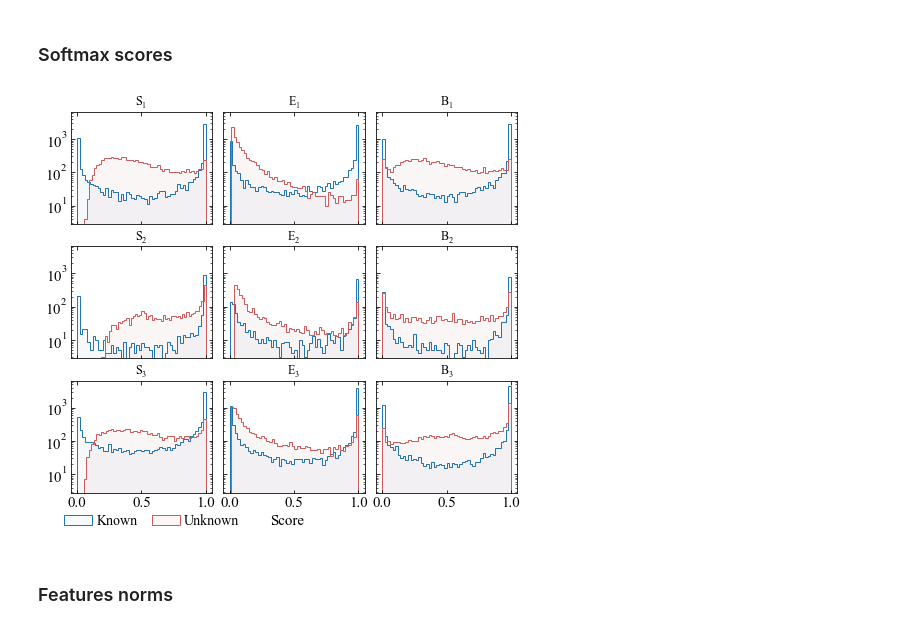
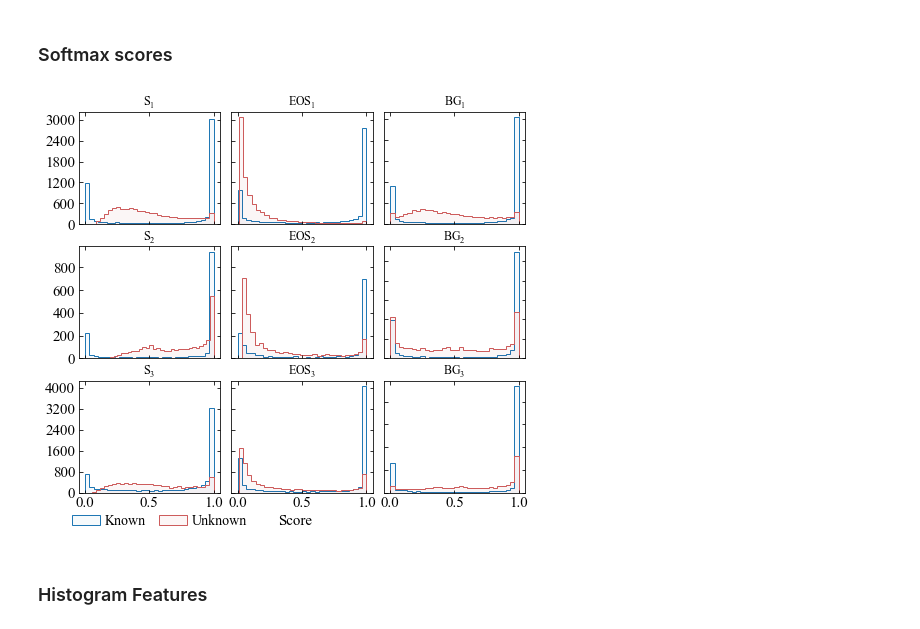
Before and after one commit to AIML-IfI/openset-imagenet, a Jupyter notebook: analysis/open_set_imagenet.ipynb, the cells around one changed output. Saved outputs shown, nothing was run; the diff lists cells and outputs as text; code cells hidden in the pictures.

```diff
--- a/analysis/open_set_imagenet.ipynb
+++ b/analysis/open_set_imagenet.ipynb
@@ -209,9 +240,8 @@ exp_paths = {
 # %%
-linewidth = 2
+linewidth = 1.5
 legend_pos = "lower right"
 font_size = 15
-colors = sns.color_palette("deep")
-colors2 = sns.color_palette("deep")
+color_palette = sns.color_palette("deep")
 fig = plt.figure(figsize=(8,7))
 gs = fig.add_gridspec(3, 2, hspace=0.2, wspace=0.1)
 axs = gs.subplots(sharex=True, sharey=True)
@@ -225,18 +255,19 @@ for ix, (exp_name, f_path)  in enumerate(event_paths.items()):
     event_acc.Reload()
     # Plot known confidence
     _, step_kn, val_kn = zip(*event_acc.Scalars('val/conf_kn'))
-    ax_kn.plot(step_kn, val_kn, linewidth=linewidth, label = exp_name + ' kn', color=colors[ix%2 + 1])
+    ax_kn.plot(step_kn, val_kn, linewidth=linewidth, label = exp_name + ' kn', color=color_palette[ix%2 + 1])
     # Plot unknown confidence
     _, step_unk, val_unk = zip(*event_acc.Scalars('val/conf_unk'))
-    ax_unk.plot(step_unk, val_unk, linewidth=linewidth, label = exp_name + ' unk', color=colors2[ix%2 + 1], )
-    #  set axis properties
+    ax_unk.plot(step_unk, val_unk, linewidth=linewidth, label = exp_name + ' unk', color=color_palette[ix%2 + 1], )
+    # set titles
     title1 = "$\mathdefault{P_{" + str(ix//2 + 1) + "}}$ Known"
-    title2 = "$\mathdefault{P_{" + str(ix//2 + 1) + "}}$ Unknown"
+    title2 = "$\mathdefault{P_{" + str(ix//2 + 1) + "}}$ Negative"
     ax_kn.set_title(title1, fontsize=font_size)
     ax_unk.set_title(title2, fontsize=font_size)
 
 # Manual legend
-axs[-2].legend(['$\mathdefault{C(E)}$', '$\mathdefault{C(B)}$'], frameon=False, fontsize=font_size - 1, bbox_to_anchor=(0.7, -0.09), ncol=2, handletextpad=0.5, columnspacing=1)
+axs[-2].legend([ '$\mathdefault{\gamma(EOS)}$', '$\mathdefault{\gamma(BG)}$'], frameon=False,
+               fontsize=font_size - 1, bbox_to_anchor=(0.8, -0.1), ncol=2, handletextpad=0.5, columnspacing=1)
 
 for ax in axs:
     # set the tick parameters for the current axis handler
@@ -335,64 +370,66 @@ def get_histogram(array, unk_label=-1, metric='score', bins=100, drop_bg=False,
 # %% [markdown]
 ### Softmax scores
 # %%
-# exp_val = util.read_array_list(exp_paths)
-from turtle import width
-
-
 exp_val = util.read_array_list(util.transform_to_test(exp_paths))
 
 font_size = 15
-bins = 50
+bins = 30
 unk_label = -2
 
 fig = plt.figure(figsize=(8,7))
 gs = fig.add_gridspec(3, 3, hspace=0.2, wspace=0.08)
-axs = gs.subplots(sharex=True, sharey=True)
+axs = gs.subplots(sharex=True, sharey=False)
 axs = axs.flat
+# Manual colors
+edge_unk = colors.to_rgba('indianred', 1)
+fill_unk = colors.to_rgba('firebrick', 0.04)
+edge_kn = colors.to_rgba('tab:blue', 1)
+fill_kn = colors.to_rgba('tab:blue', 0.04)
 
 for ix, (exp_name, exp_array) in enumerate(exp_val.items()):
     # Calculate histogram
     drop_bg = True if exp_name.startswith("B") else False  #  Drop the background class
-    kn_hist, kn_edges, unk_hist, unk_edges = get_histogram(exp_array, unk_label=unk_label, metric='score', bins=bins, drop_bg=drop_bg)
-    # Scatter plots
-    #axs[ix].scatter(kn_edges[1:], kn_hist, color='tab:blue', marker='.', s=30)
-    # axs[ix].scatter(unk_edges[1:], unk_hist, color='indianred', marker='.', s=30)
+    kn_hist, kn_edges, unk_hist, unk_edges = get_histogram(
+        exp_array,
+        unk_label=unk_label,
+        metric='score',
+        bins=bins,
+        drop_bg=drop_bg
+        )
+    # Plot histograms
+    axs[ix].stairs(kn_hist, kn_edges, fill=True, color=fill_kn, edgecolor=edge_kn, linewidth=1)
+    axs[ix].stairs(unk_hist, unk_edges, fill=True, color=fill_unk, edgecolor=edge_unk, linewidth=1)
 
-    edge_unk = colors.to_rgba('indianred', 1)
-    fill_unk = colors.to_rgba('firebrick', 0.04)
-    edge_kn = colors.to_rgba('tab:blue', 1)
-    fill_kn = colors.to_rgba('tab:blue', 0.04)
-
-    axs[ix].stairs(kn_hist, kn_edges, fill=True, color=fill_kn, edgecolor=edge_kn,
-              linewidth=1)
-    axs[ix].stairs(unk_hist, unk_edges, fill=True, color=fill_unk, edgecolor=edge_unk,
-             linewidth=1)
-    # x = unk_edges[1:]
-    # axs[ix].bar(x, unk_hist, width=0.001, facecolor=fill_unk, edgecolor=edge_unk)
-
-    axs[ix].set_yscale('log')
+    # axs[ix].set_yscale('log')
     title = "$\mathdefault{" + exp_name + "}}$"
     axs[ix].set_title(title)
+
+# Share y axis of the histograms of the same protocol
+axs[0].sharey(axs[1])
+axs[3].sharey(axs[4])
+axs[6].sharey(axs[7])
 
 for ax in axs:
     # set the tick parameters for the current axis handler
     ax.tick_params(which='both', bottom=True, top=True, left=True, right=True, direction='in')
     ax.tick_params(labelbottom=True, labeltop=False, labelleft=True, labelright=False, labelsize=font_size)
     # Thicklocator parameters
-    ax.yaxis.set_major_locator(LogLocator(base=10, numticks=6 ))
+    ax.yaxis.set_major_locator(MaxNLocator(6))
+    #ax.yaxis.set_major_locator(LogLocator(base=10, numticks=6 ))
     ax.label_outer()
 
 # Manual legend
-axs[-2].legend(['Known', 'Unknown'], frameon=False, fontsize=font_size-1, bbox_to_anchor=(0.2, -0.08), ncol=2, handletextpad=0.3, columnspacing=1, markerscale=1)
+axs[-2].legend(['Known', 'Unknown'], frameon=False, fontsize=font_size-1, bbox_to_anchor=(0.2, -0.08),
+               ncol=2, handletextpad=0.3, columnspacing=1, markerscale=1)
 # X label
 fig.text(0.5, 0.06, 'Score', ha='center', fontsize=font_size)
 
-plt.savefig('fig/hist_all_score.pdf', dpi=90, bbox_inches='tight', pad_inches = 0)
+plt.savefig('fig/hist_all_score_lin.pdf', dpi=90, bbox_inches='tight', pad_inches = 0)
 plt.show()
 # %% [output]
-[figure, old version]
+[figure, new version]
 # %% [markdown]
-### Features norms
+### Histogram Features
 # %%
 # exp_val = util.read_array_list(exp_paths)
 exp_val = util.read_array_list(util.transform_to_test(exp_paths))
```
Also changed, not shown: parts of 17 cells of this notebook, 1 other file.
